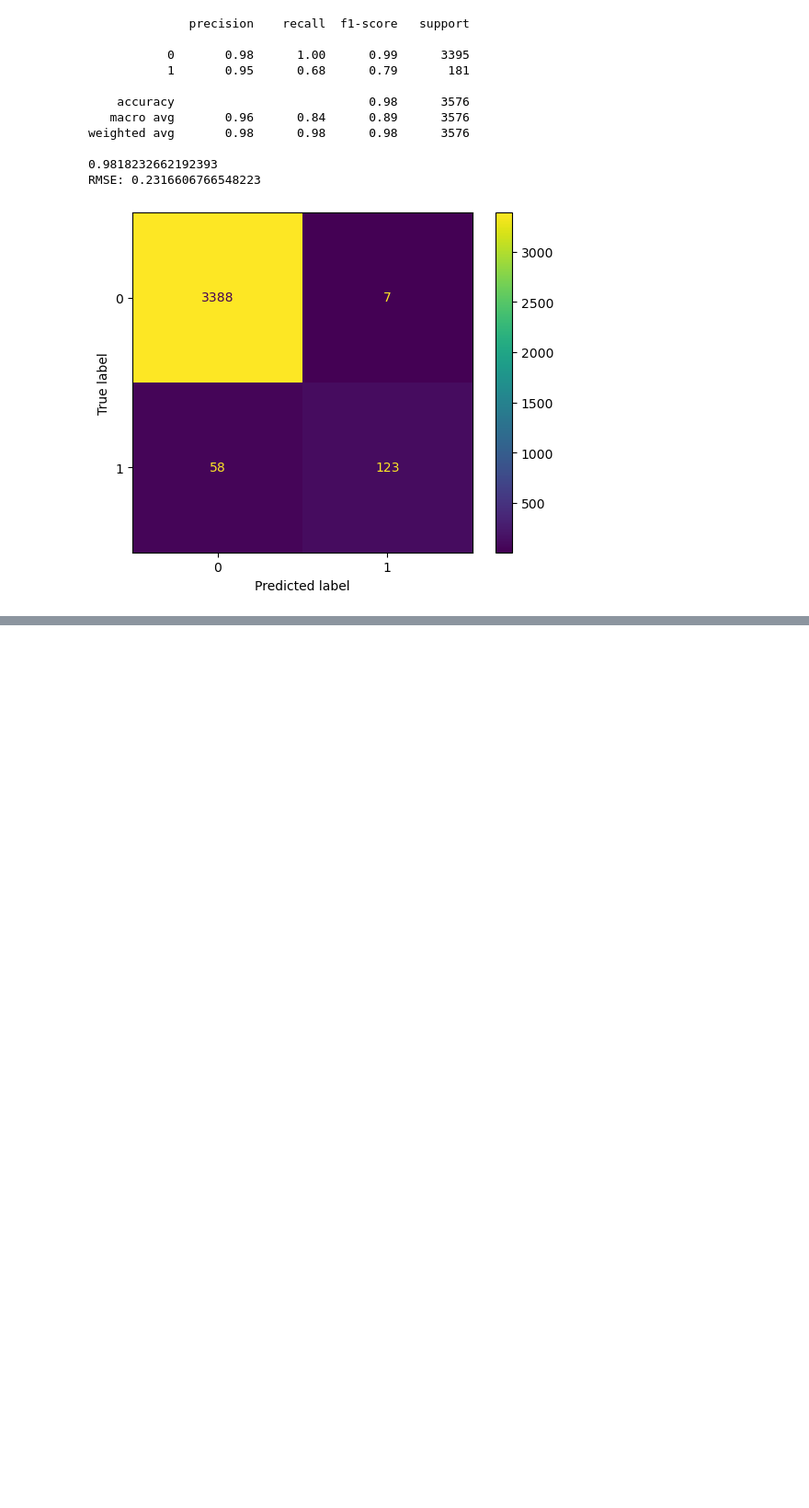
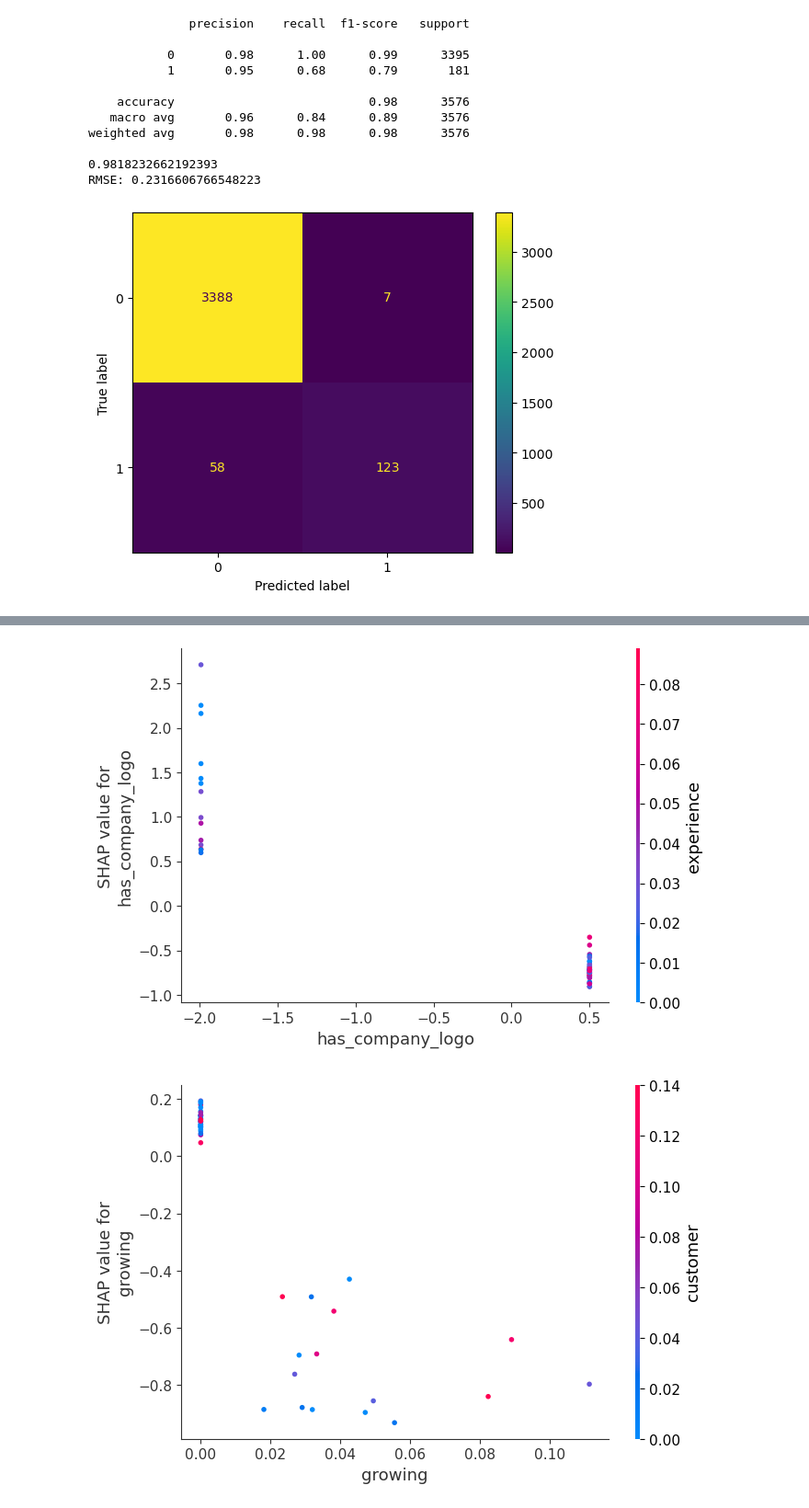
Before and after one commit to sabrinasayed99/Fake-Job-Posts, a Jupyter notebook: XGBoost_Model.ipynb, the cells around one changed output, grey strips where cells are left out. Shown at 92% size. Saved outputs shown, nothing was run; the diff lists cells and outputs as text; code cells hidden in the pictures; blank space fills up the shorter version.

```diff
--- a/XGBoost_Model.ipynb
+++ b/XGBoost_Model.ipynb
@@ -254,0 +362,15 @@ RMSE: 0.2316606766548223
+# %%
+
+# Create dependence plots for top features
+important_features = ["has_company_logo", "growing", "Topic 10", "english"]  # Your top features
+
+for feature in important_features:
+    shap.dependence_plot(
+        feature,
+        shap_values.values,
+        X_transformed[:50],
+        feature_names=cleaned_features
+    )
+# %% [output]
+[figure, added]
+[figure, added]
```
Also changed, not shown: parts of 30 cells of this notebook, 4 other files.
